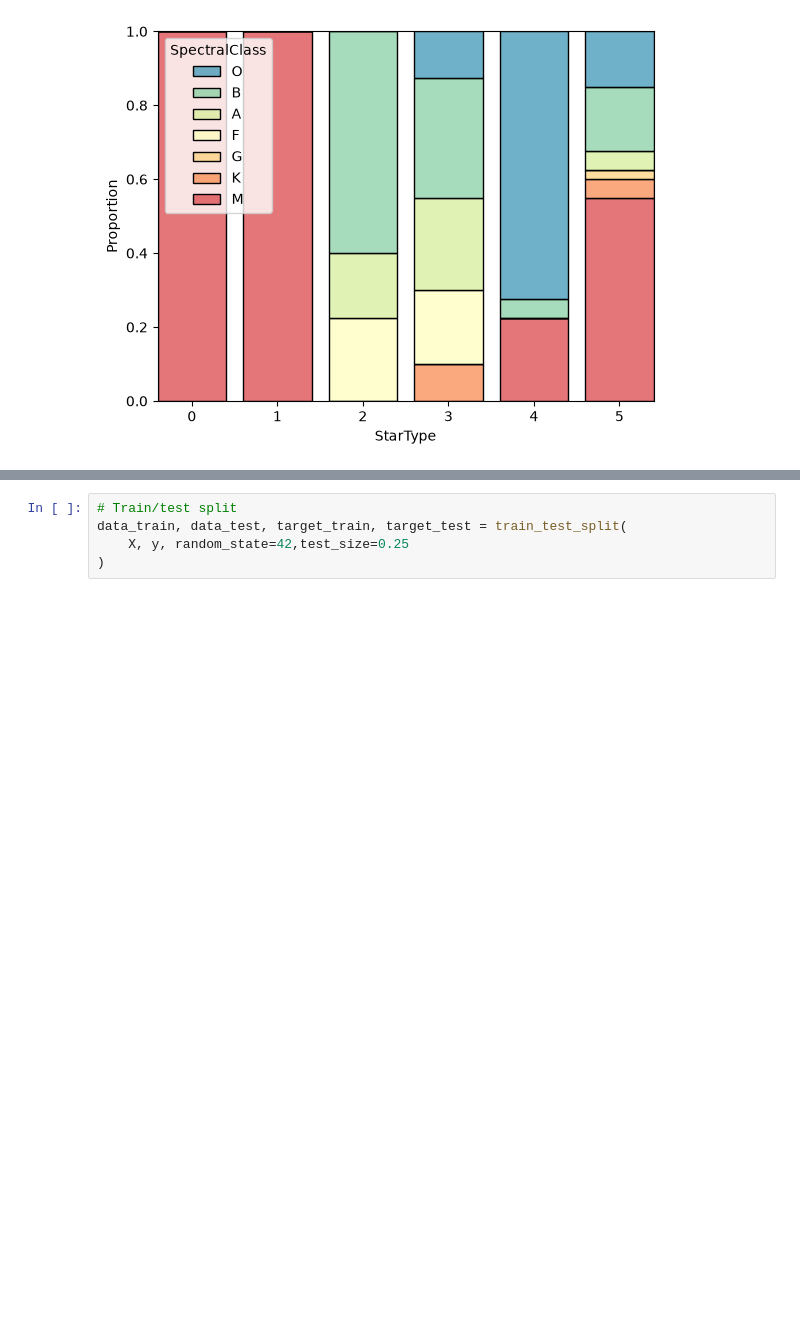
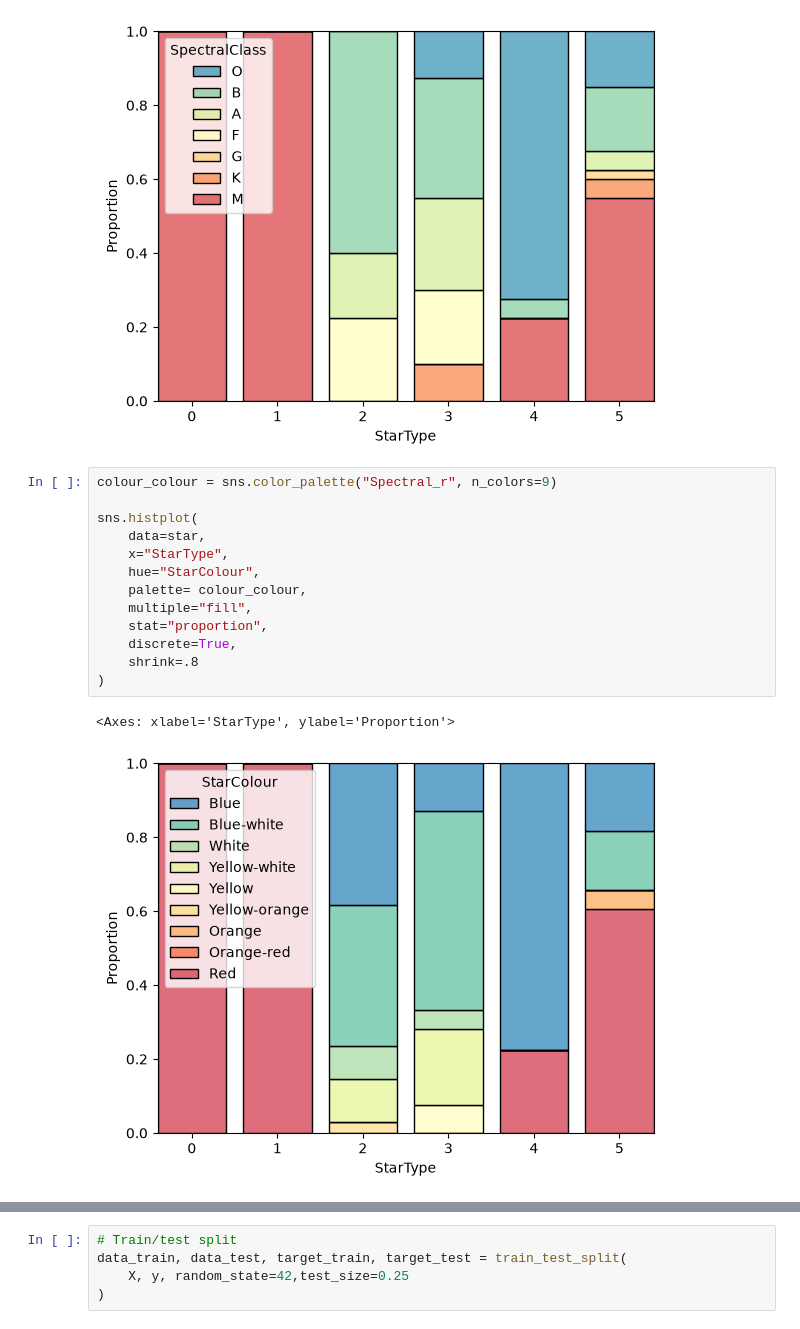
Before and after one commit to id2591/ProjectPBDE, a Jupyter notebook: StarDescriptive.ipynb, the cells around one changed output, grey strips where cells are left out. Saved outputs shown, nothing was run; the diff lists cells and outputs as text; blank space fills up the shorter version.

```diff
--- a/StarDescriptive.ipynb
+++ b/StarDescriptive.ipynb
@@ -164,3 +175,19 @@ sns.histplot(
 # %% [output]
 <Axes: xlabel='StarType', ylabel='Proportion'>
 [figure]
+# %%
+colour_colour = sns.color_palette("Spectral_r", n_colors=9)
+
+sns.histplot(
+    data=star,
+    x="StarType",
+    hue="StarColour",
+    palette= colour_colour,
+    multiple="fill",
+    stat="proportion",
+    discrete=True,
+    shrink=.8
+)
+# %% [output]
+<Axes: xlabel='StarType', ylabel='Proportion'>
+[figure, added]
```
Also changed, not shown: parts of 23 cells of this notebook.
